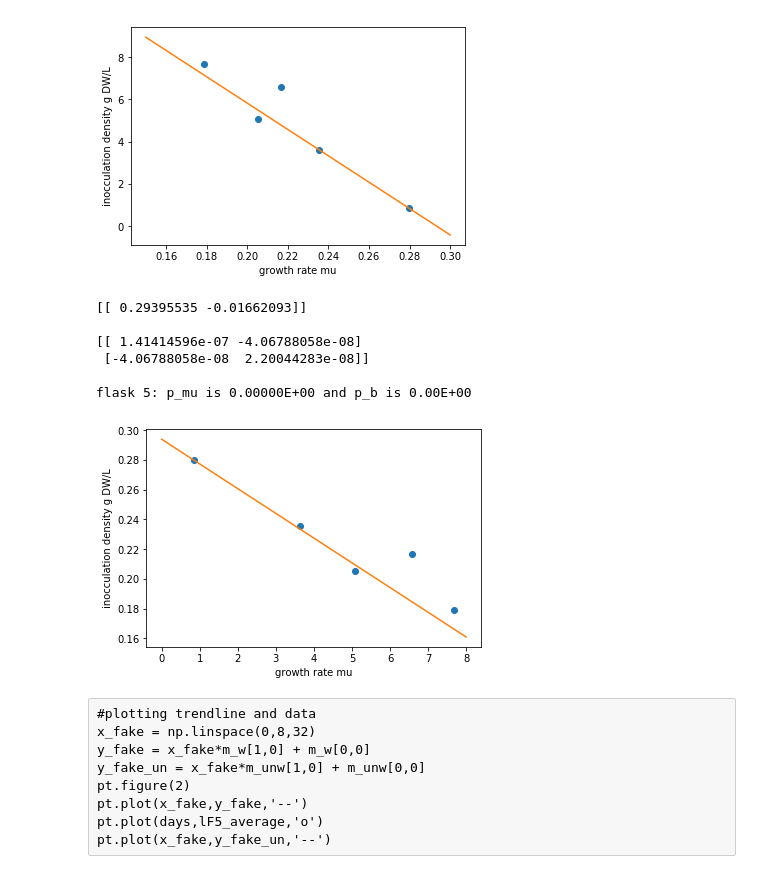
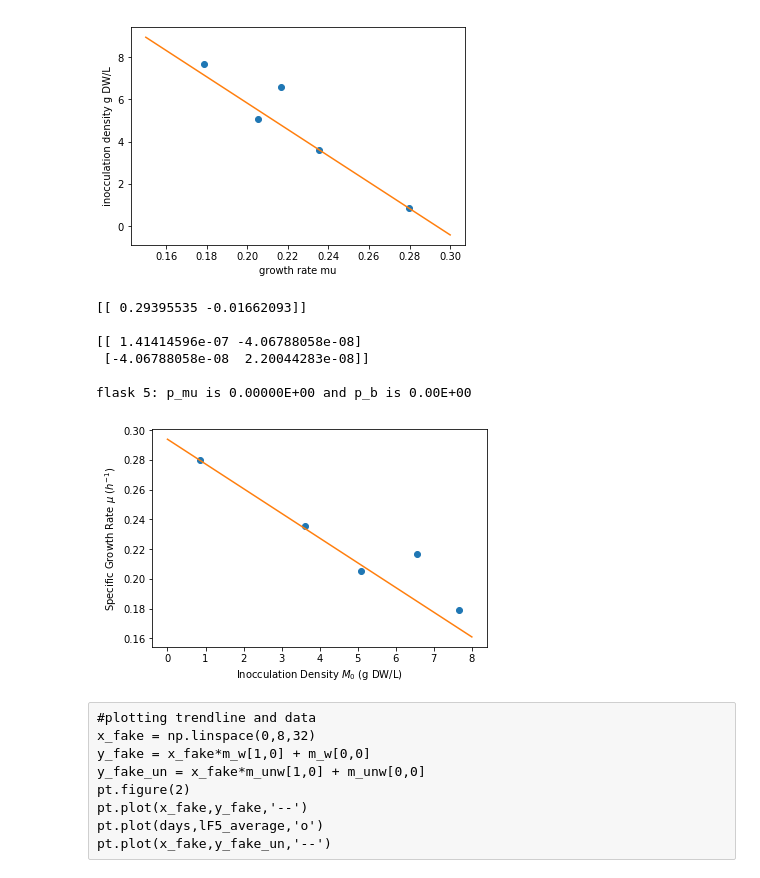
Before and after one commit to DexterAntonio/rice_cell_growth, a Jupyter notebook: Rice Cell Growth Parameters ALL FLASKS.ipynb, the cells around one changed output. Drawn from its saved outputs; the diff is of its cells as text; code cells hidden in the pictures.

```diff
--- a/Rice Cell Growth Parameters ALL FLASKS.ipynb
+++ b/Rice Cell Growth Parameters ALL FLASKS.ipynb
@@ -172,9 +176,16 @@ M0 = np.zeros(5)
 M0_std = np.zeros(5)
 mu_std = np.zeros(5)
 
+mu_w_array = np.zeros(5)
+b_w_array = np.zeros(5)
+
 for i in range(0,nFlasks):
     #print(cov_m)
     mu_std[i] = betaCov_w[i][1,1]
+    mu_w_array[i] = beta_w[1,i]
+    b_w_array[i] = beta_w[0,i]
+
+    print("Flask %d"%(i+1))
     print("mu_%d is = %0.3f +/- %0.4f" % (i+1,beta_w[1,i],betaCov_w[i][1,1]))
     M0[i] = np.exp(beta_w[0,i])
     M0_std[i] = betaCov_w[i][0,0]*M0[i]
@@ -197,2 +213,12 @@ starting inocculation density is 5.084 +/- 0.0513
 mu_5 is = 0.280 +/- 0.0003
 starting inocculation density is 0.856 +/- 0.0133
+# %%
+pt.figure(3)
+for i in range(0,5):
+    xValues = np.linspace(0,iGrowthEnds[i]*2-2,num=100)
+    pt.errorbar(days,lF_avg[:,i],lF_std[:,i],linestyle='-', marker='^',capsize=5)
+    pt.plot(xValues,mu_w_array[i]*xValues+ b_w_array[i],'--')
+
+pt.xlabel("Day")
+pt.ylabel("log(g DW/L)")
+pt.savefig('output.png', dpi=300)
@@ -260,36 +288,37 @@ G = np.matrix(np.column_stack((col1,col2)))
 d = np.matrix(beta_w[1,:]).transpose()
 W = np.diag(1./mu_std)
 Gw = W*G
 Gwt = np.transpose(Gw)
 dw = np.matrix(W*d)
 
 beta_muM0 = (np.linalg.inv(Gwt*Gw)*Gwt*dw).flatten()
 betaCov_muM0 = (np.linalg.inv(Gwt*Gw)*Gwt*np.identity(int(iGrowthEnds[i]))*Gw*np.linalg.inv(Gwt*Gw))
 print(beta_muM0)
 print("")
 print(betaCov_muM0)
 print("")
 xPoints = np.linspace(0,8,num=100)
 pt.figure(3)
 pt.plot(M0,beta_w[1,:],'o')
-pt.xlabel("growth rate mu")
-pt.ylabel("inocculation density g DW/L")
+pt.ylabel("Specific Growth Rate ${\mu}$ $(h^{-1})$ ")
+pt.xlabel("Inocculation Density $M_0$ (g DW/L)")
 pt.plot(xPoints,beta_muM0[0,1]*xPoints+beta_muM0[0,0],'-')
 
 T0_mu = abs(beta_muM0[0,1]-0)/betaCov_muM0[1,1] #for slope
 T0_b = abs(beta_w[0,0]-0)/betaCov_muM0[0,0]  #for intercept
 
 p_mu = (1 - t.cdf(T0_mu,df=m-n))*2
 p_b = (1 - t.cdf(T0_b,df=m-n))*2
 print("flask %d: p_mu is %.5E and p_b is %.2E" %(i+1,p_mu,p_b))
+pt.savefig('muVsM0.png', dpi=300)
 # %% [output]
 [[ 0.29395535 -0.01662093]]
 
 [[ 1.41414596e-07 -4.06788058e-08]
  [-4.06788058e-08  2.20044283e-08]]
 
 flask 5: p_mu is 0.00000E+00 and p_b is 0.00E+00
-[figure, old version]
+[figure, new version]
 # %% [raw]
 #plotting trendline and data
 x_fake = np.linspace(0,8,32)
```
Also changed, not shown: parts of 22 cells of this notebook.
